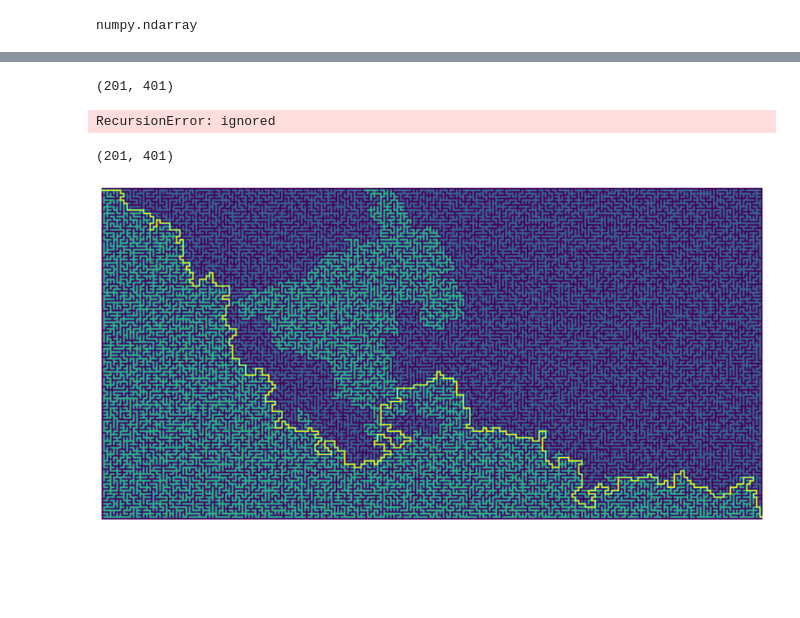
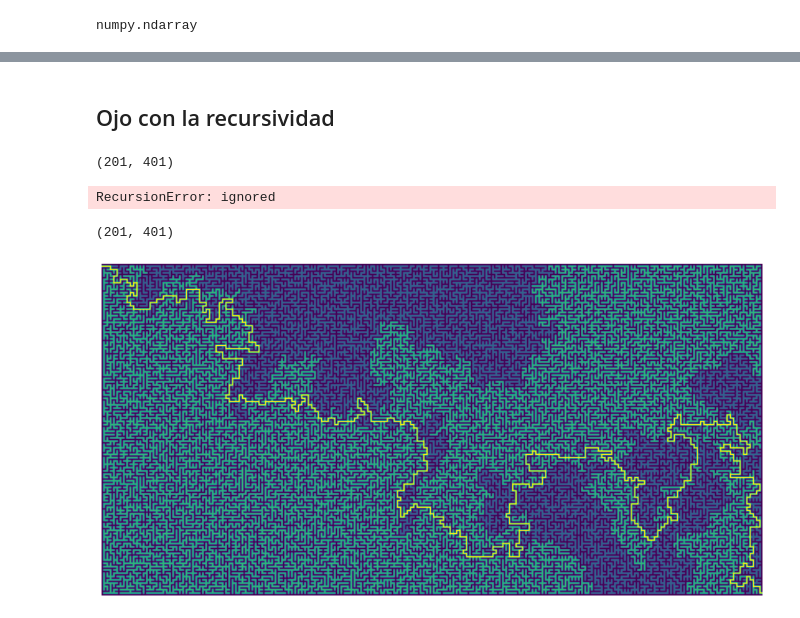
Before and after one commit to lmcanavals/algorithmic_complexity, a Jupyter notebook: 02_02_maze_solver.ipynb, the cells around one changed output, grey strips where cells are left out. Drawn from its saved outputs; the diff is of its cells as text; code cells hidden in the pictures; blank space fills up the shorter version.

```diff
--- a/02_02_maze_solver.ipynb
+++ b/02_02_maze_solver.ipynb
@@ -67,3 +62,5 @@ True
+# %% [markdown]
+## Ojo con la recursividad
 # %%
 maze = mb.makeMaze(100, 200)
 print(maze.shape)
@@ -87,18 +84,21 @@ def mazeSolver2(maze, rowI, colI, rowF, colF):
       return
     elif maze[row, col] == 1:
       maze[row, col] = 3  # camino correcto (amarillo)
-      nextSteps = [(row-1, col), (row, col+1), (row+1, col), (row, col-1)]
+      nextSteps = [(row, col+1), (row+1, col), (row, col-1), (row-1, col)]
       for nextR, nextC in nextSteps:
         if maze[nextR, nextC] == 1:
           stack.append((nextR, nextC))
     elif maze[row, col] == 3:
       maze[row, col] = 2
       stack.pop()
+# %%
+import numpy as np
+base = mb.makeMaze(100, 200)
 # %%
-maze = mb.makeMaze(100, 200)
+maze = np.copy(base)
 print(maze.shape)
 rows, cols = maze.shape
 mazeSolver2(maze, 1, 1, rows - 2, cols - 2)
 # %% [output]
 (201, 401)
-[figure, old version]
+[figure, new version]
```
Also changed, not shown: parts of 11 cells of this notebook.
